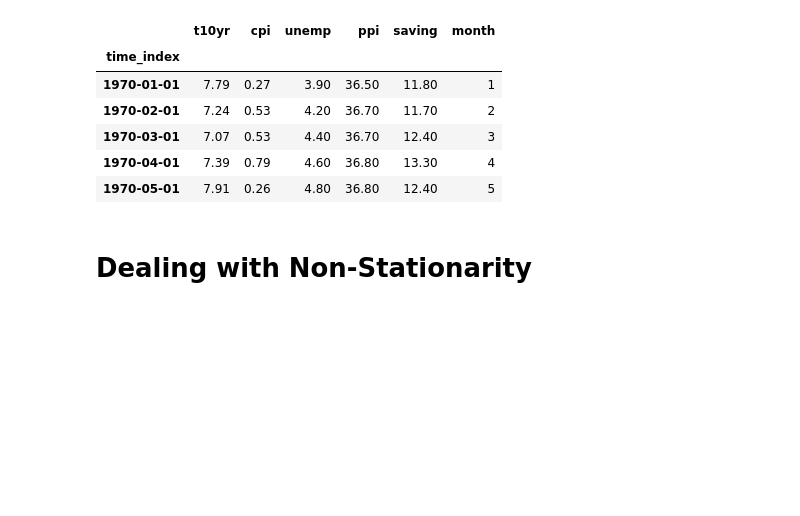
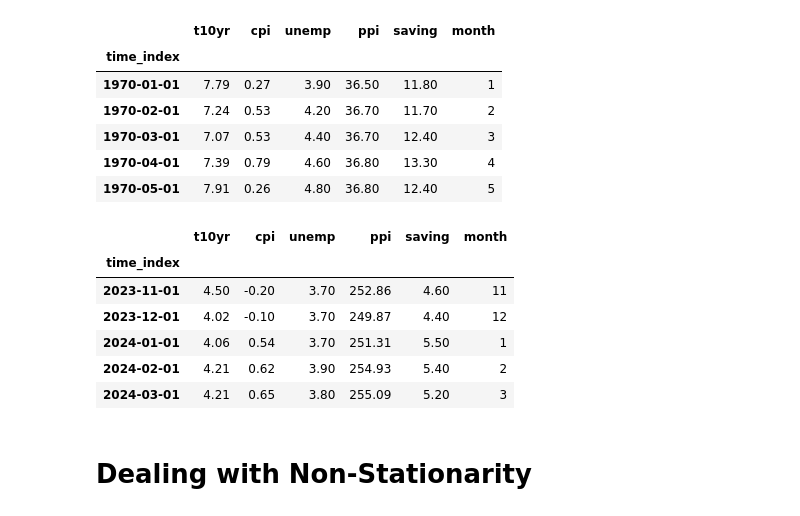
Before and after one commit to paintk2/10YT-Prediction-LSTM-NLP-Beige-Book, a Jupyter notebook: EDA_baseline.ipynb, the cells around one changed output. Drawn from its saved outputs; the diff is of its cells as text; code cells hidden in the pictures; blank space fills up the shorter version.

```diff
--- a/EDA_baseline.ipynb
+++ b/EDA_baseline.ipynb
@@ -49,6 +49,16 @@ data.head()
 | 1970-03-01 | 7.07 | 0.53 | 4.40 | 36.70 | 12.40 | 3 |
 | 1970-04-01 | 7.39 | 0.79 | 4.60 | 36.80 | 13.30 | 4 |
 | 1970-05-01 | 7.91 | 0.26 | 4.80 | 36.80 | 12.40 | 5 |
+# %%
+data.tail()
+# %% [output]
+|  | t10yr | cpi | unemp | ppi | saving | month |
+| time_index |  |  |  |  |  |  |
+| 2023-11-01 | 4.50 | -0.20 | 3.70 | 252.86 | 4.60 | 11 |
+| 2023-12-01 | 4.02 | -0.10 | 3.70 | 249.87 | 4.40 | 12 |
+| 2024-01-01 | 4.06 | 0.54 | 3.70 | 251.31 | 5.50 | 1 |
+| 2024-02-01 | 4.21 | 0.62 | 3.90 | 254.93 | 5.40 | 2 |
+| 2024-03-01 | 4.21 | 0.65 | 3.80 | 255.09 | 5.20 | 3 |
 # %% [markdown]
 # Dealing with Non-Stationarity
 # %%
```
Also changed, not shown: parts of 1 cell of this notebook, 6 other files.
